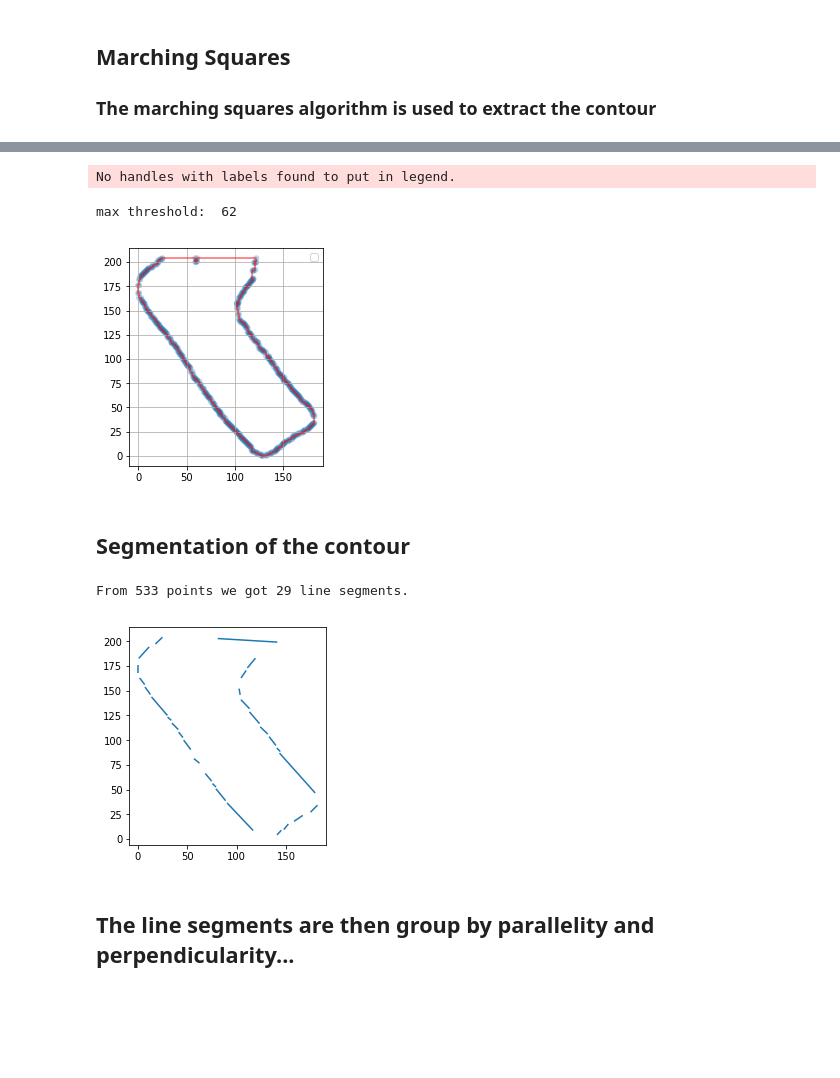
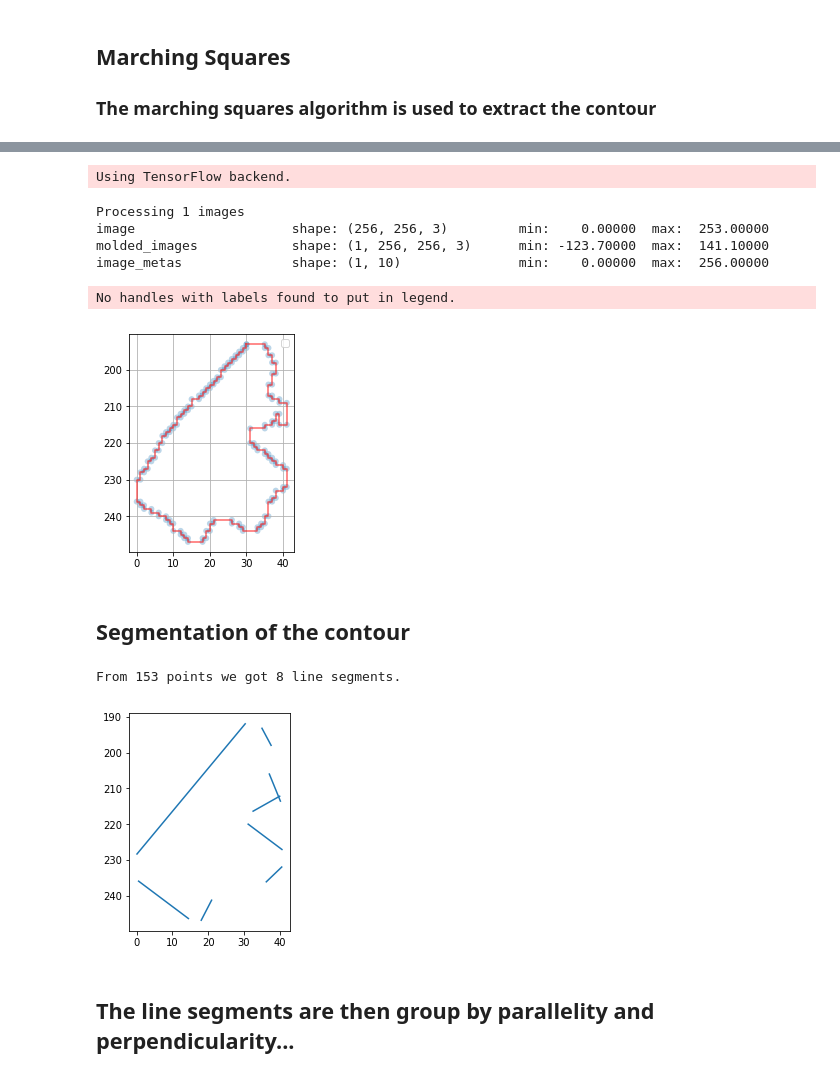
Before and after one commit to mnboos/osm-instance-segmentation, a Jupyter notebook: Regularization.ipynb, the cells around one changed output, grey strips where cells are left out. Cells and saved outputs as stored; diff of their text form; code cells hidden in the pictures; blank space fills up the shorter version.

```diff
--- a/Regularization.ipynb
+++ b/Regularization.ipynb
@@ -32,11 +40,13 @@ reassignment_threshold = 0.25
 ### The marching squares algorithm is used to extract the contour
 # %%
 import os
-p = os.path.join(os.getcwd(), "test", "data", "bigL.bmp")
+# p = os.path.join(os.getcwd(), "test", "data", "bigL.bmp")
+p = r"C:\Temp\images\training\output\some_other_city\23128930_15_1_2.tiff"
 image = plt.imread(p)
 
 fig, ax = plt.subplots()
 ax.imshow(image)
 ax.axis('off')  # clear x- and y-axes
+# plt.gca().invert_yaxis()
 plt.show()
 # %% [output]
@@ -44,26 +54,47 @@ plt.show()
+# %%
+from core.predict import Predictor
+
+pedictor = Predictor(os.path.join(os.getcwd(), "model", "stage2.h5"))
+point_sets = pedictor.predict_array(image)
+# %% [output]
+Using TensorFlow backend.
+Processing 1 images
+image                    shape: (256, 256, 3)         min:    0.00000  max:  253.00000
+molded_images            shape: (1, 256, 256, 3)      min: -123.70000  max:  141.10000
+image_metas              shape: (1, 10)               min:    0.00000  max:  256.00000
 # %%
 from core.utils import MarchingSquares
 
-m = MarchingSquares.from_file(p)
-points = m.find_contour(approximization_tolerance=approximization_tolerance)
-main_orientation = m.main_orientation(angle_in_degrees=True)
+# m = MarchingSquares.from_file(p)
+# points = m.find_contour(approximization_tolerance=approximization_tolerance)
+# main_orientation, _ = m.main_orientation(angle_in_degrees=True)
+# print(main_orientation)
+
+main_orientation = 0
+points = point_sets[0]
+
+ls = rotate(LineString([(-100,0),(100,0)]), main_orientation+90)
 
 x = np.asarray(list(map(lambda p: p[0], points)))
 y = np.asarray(list(map(lambda p: p[1], points)))
 
 fig, ax = plt.subplots()
 ax.set(aspect='equal')
 ax.scatter(x, y, alpha=0.3, edgecolors='none')
 plt.plot(x, y, color="red", alpha=0.6)
+# plt.plot(*ls.coords.xy)
+
+# lc = mc.LineCollection([ls.coords])
+# ax.add_collection(lc)
 
 ax.legend()
 ax.grid(True)
 
+plt.gca().invert_yaxis()
 plt.show()
 # %% [output]
 No handles with labels found to put in legend.
-max threshold:  62
-[figure, old version]
+[figure, new version]
 # %% [markdown]
 ## Segmentation of the contour
 # %%
@@ -71,6 +102,9 @@ from core.utils import make_lines
 from matplotlib import collections  as mc
 
 lines = make_lines(points.copy(), 2)
+# shortest_line = sorted(lines, key=lambda l: l.length)[0]
+# print("Shortest line: ", shortest_line.length)
+# line_length_threshold = shortest_line.length
 lines = list(filter(lambda l: l.length >= line_length_threshold, lines))
 print("From {} points we got {} line segments.".format(len(points), len(lines)))
 
@@ -79,9 +113,10 @@ fig, ax = plt.subplots()
 ax.set(aspect='equal')
 ax.add_collection(lc)
 ax.autoscale()
+plt.gca().invert_yaxis()
 # %% [output]
-From 533 points we got 29 line segments.
+From 153 points we got 8 line segments.
-[figure, old version]
+[figure, new version]
 # %% [markdown]
 ## The line segments are then group by parallelity and perpendicularity...
 # %%
```
Also changed, not shown: parts of 12 cells of this notebook, 1 other file.
